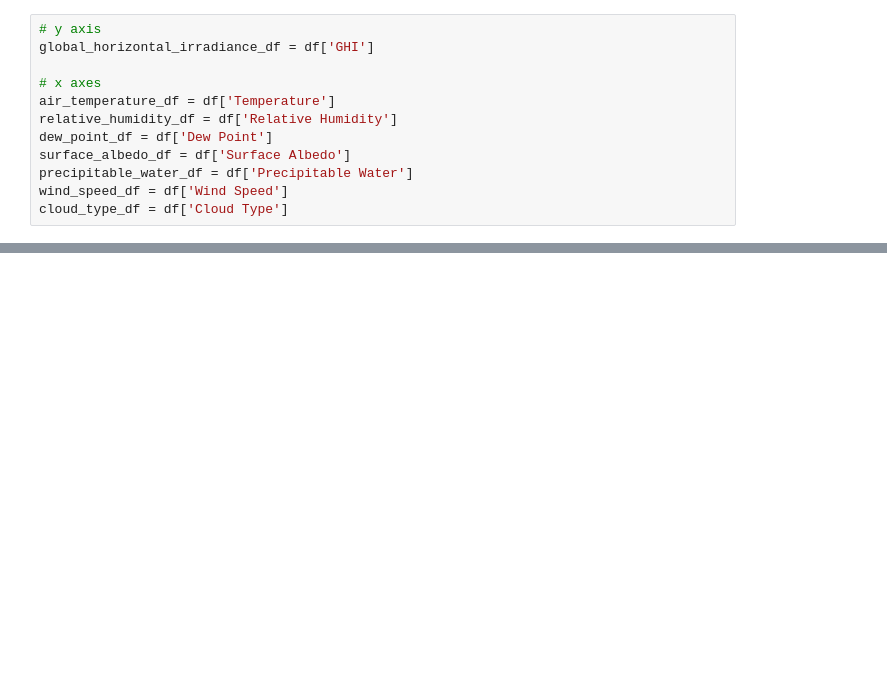
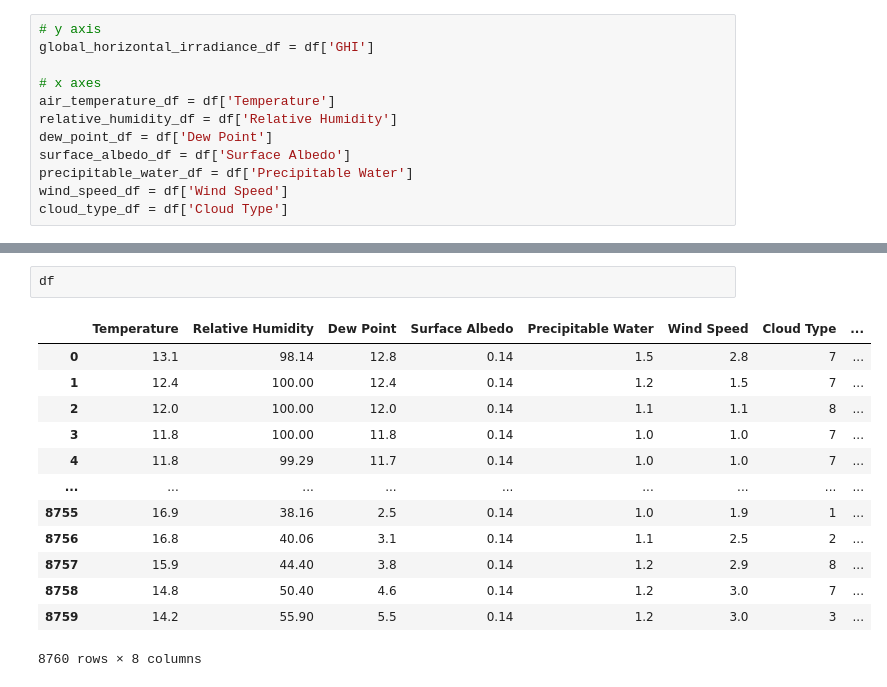
Before and after one commit to saumya112-IN/CSCI-6840-Data-Mining, a Jupyter notebook: final_project/final_project_from_csv.ipynb, the cells around one changed output, grey strips where cells are left out. Saved outputs shown, nothing was run; the diff lists cells and outputs as text; blank space fills up the shorter version.

```diff
--- a/final_project/final_project_from_csv.ipynb
+++ b/final_project/final_project_from_csv.ipynb
@@ -73,0 +126,16 @@ plt.show()
+# %%
+df
+# %% [output]
+|  | Temperature | Relative Humidity | Dew Point | Surface Albedo | Precipitable Water | Wind Speed | Cloud Type | ... |
+| 0 | 13.1 | 98.14 | 12.8 | 0.14 | 1.5 | 2.8 | 7 | ... |
+| 1 | 12.4 | 100.00 | 12.4 | 0.14 | 1.2 | 1.5 | 7 | ... |
+| 2 | 12.0 | 100.00 | 12.0 | 0.14 | 1.1 | 1.1 | 8 | ... |
+| 3 | 11.8 | 100.00 | 11.8 | 0.14 | 1.0 | 1.0 | 7 | ... |
+| 4 | 11.8 | 99.29 | 11.7 | 0.14 | 1.0 | 1.0 | 7 | ... |
+| ... | ... | ... | ... | ... | ... | ... | ... | ... |
+| 8755 | 16.9 | 38.16 | 2.5 | 0.14 | 1.0 | 1.9 | 1 | ... |
+| 8756 | 16.8 | 40.06 | 3.1 | 0.14 | 1.1 | 2.5 | 2 | ... |
+| 8757 | 15.9 | 44.40 | 3.8 | 0.14 | 1.2 | 2.9 | 8 | ... |
+| 8758 | 14.8 | 50.40 | 4.6 | 0.14 | 1.2 | 3.0 | 7 | ... |
+| 8759 | 14.2 | 55.90 | 5.5 | 0.14 | 1.2 | 3.0 | 3 | ... |
+8760 rows × 8 columns
```
Also changed, not shown: parts of 4 cells of this notebook.
